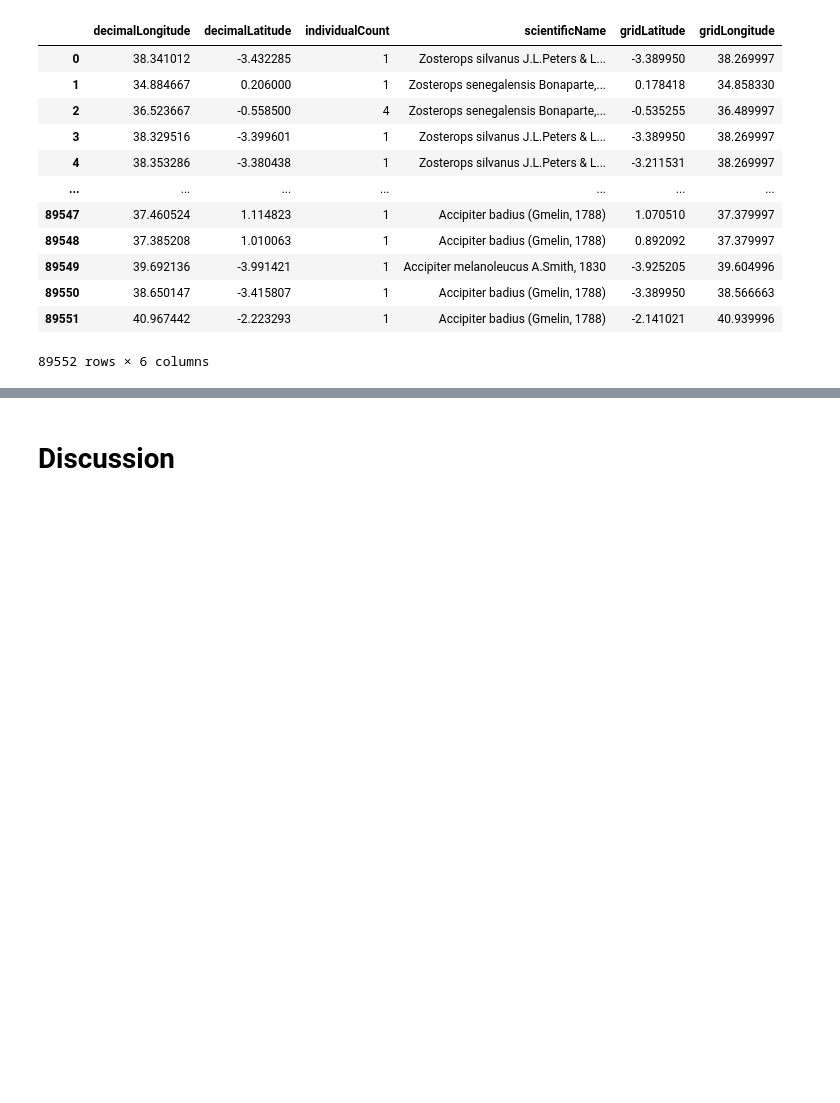
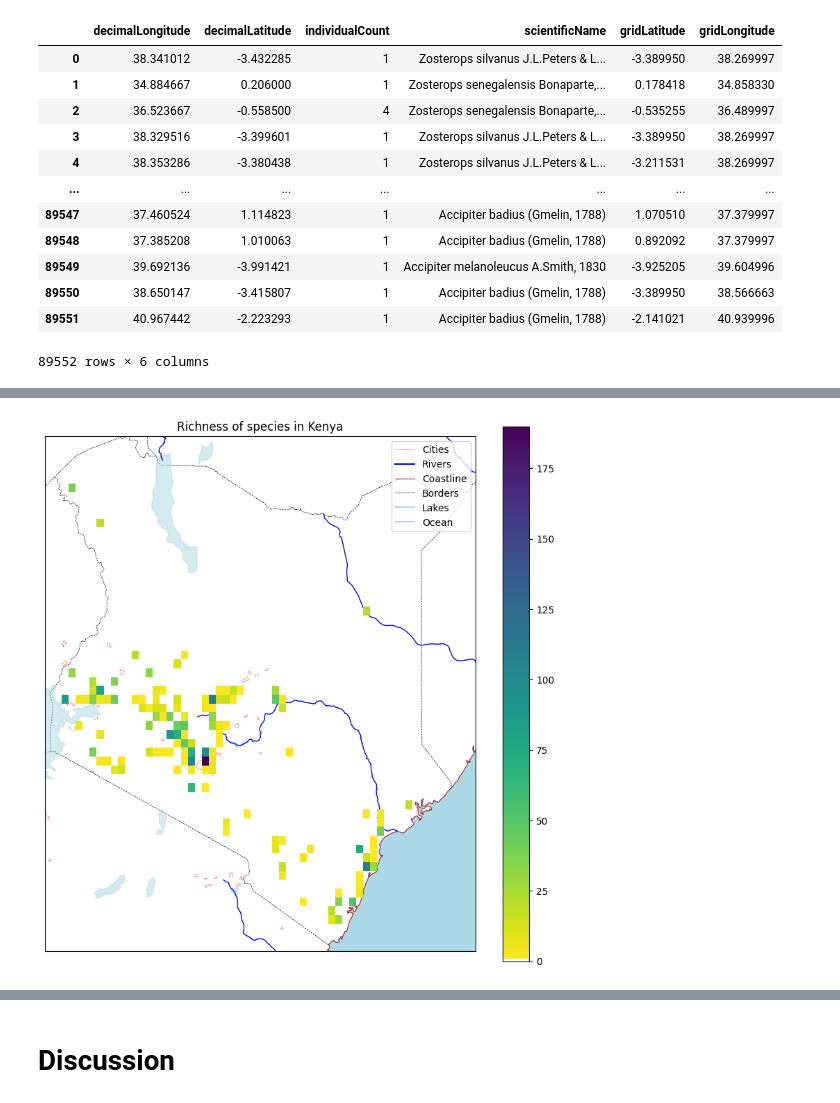
Before and after one commit to zahra-zibzee/Environmental-Data-Analysis, a Jupyter notebook: Project2/Eskandarizanjani_Hashemi_Project2.ipynb, the cells around one changed output, grey strips where cells are left out. Drawn from its saved outputs; the diff is of its cells as text; code cells hidden in the pictures; blank space fills up the shorter version.

```diff
--- a/Project2/Eskandarizanjani_Hashemi_Project2.ipynb
+++ b/Project2/Eskandarizanjani_Hashemi_Project2.ipynb
@@ -865,0 +862,14 @@ cbar = plt.colorbar(quadmesh, ax=ax)
+# %%
+ax = draw_kenya()
+ax.set_title("Richness of species in Kenya")
+repeated_points = richness_df.loc[richness_df.index.repeat(richness_df['scientificName'])].reset_index(drop=True).drop(columns=['scientificName'])
+heatmap, xedges, yedges = np.histogram2d(repeated_points['gridLongitude'], repeated_points['gridLatitude'], bins=(n_grid, n_grid))
+cmap = plt.cm.viridis_r
+cmap_with_alpha = cmap(np.arange(cmap.N))
+cmap_with_alpha[0, -1] = 0
+cmap_with_alpha = mcolors.ListedColormap(cmap_with_alpha)
+quadmesh = ax.pcolormesh(xedges, yedges, heatmap.transpose(), cmap=cmap_with_alpha, zorder=2)
+cbar = plt.colorbar(quadmesh, ax=ax)
+plt.show()
+# %% [output]
+[figure, added]
```
Also changed, not shown: parts of 30 cells of this notebook, 1 other file.
